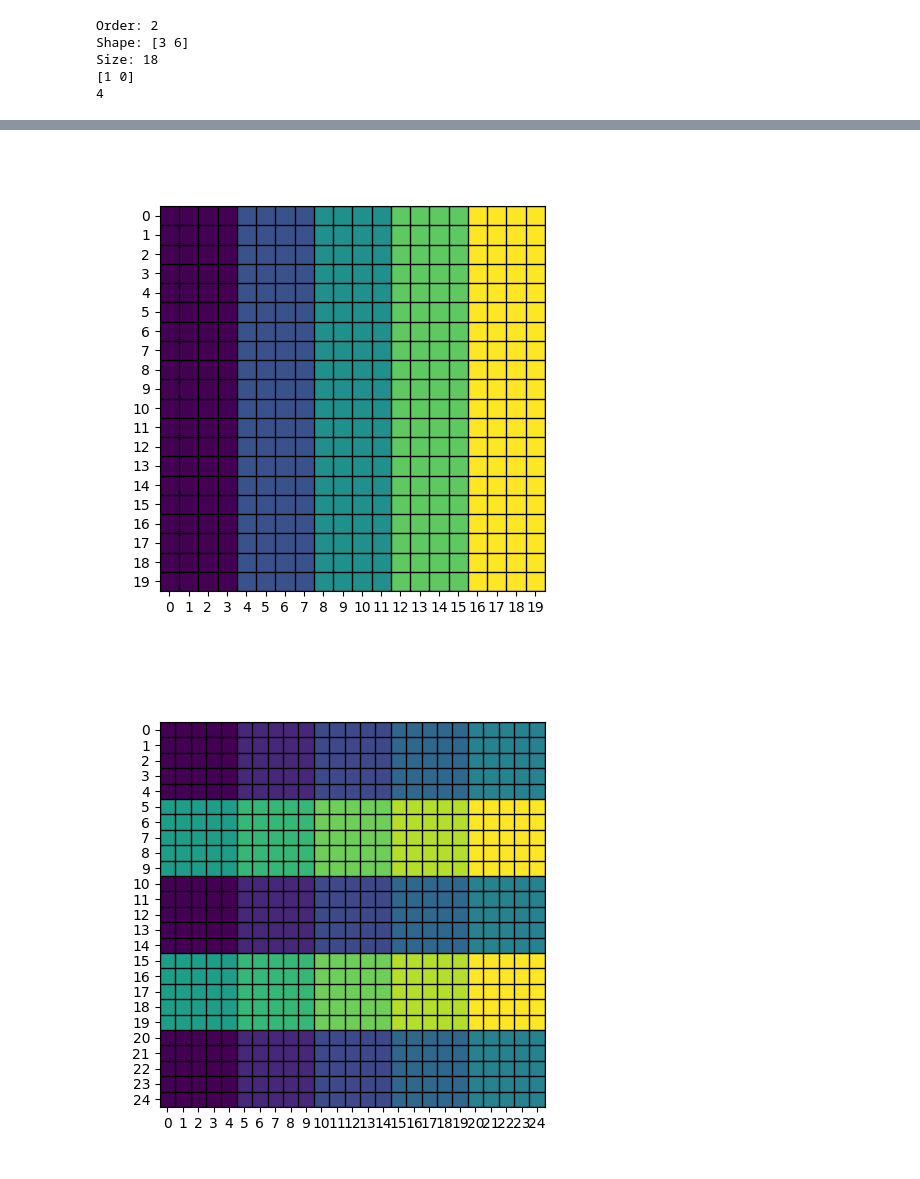
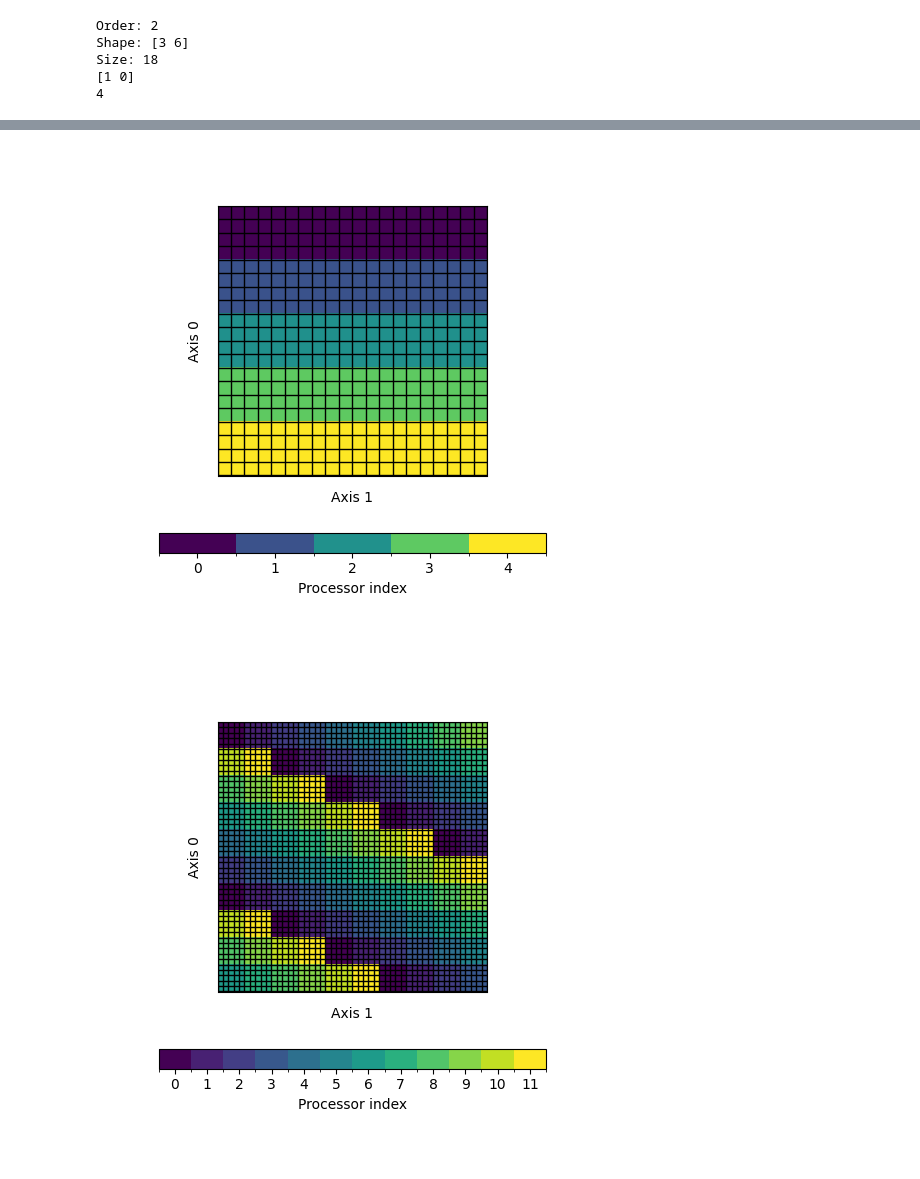
Before and after one commit to JuanPedroGHM/tensor_dist_viz, a Jupyter notebook: basics.ipynb, the cells around one changed output, grey strips where cells are left out. Saved outputs shown, nothing was run; the diff lists cells and outputs as text; code cells hidden in the pictures.

```diff
--- a/basics.ipynb
+++ b/basics.ipynb
@@ -44,17 +44,17 @@ ValueError: The tensor dimensions must be divisible by the block sizes
 # %%
 %matplotlib widget
 from tensor_dist_viz.distributions.block import BlockDist
 tensor = Tensor((20,20))
-d = BlockDist(5, 1)
+d = BlockDist(5, 0)
 plotTensor2D(tensor, d)
 # %% [output]
-[figure, old version]
+[figure, new version]
 # %%
 %matplotlib widget
 
 from tensor_dist_viz.distributions.tile import TileDist
-tensor = Tensor((25,25))
-d = TileDist(10, 5)
+tensor = Tensor((50,50))
+d = TileDist(12, 5)
 plotTensor2D(tensor, d)
 # %% [output]
-[figure, old version]
+[figure, new version]
```
Also changed, not shown: parts of 9 cells of this notebook, 1 other file.
